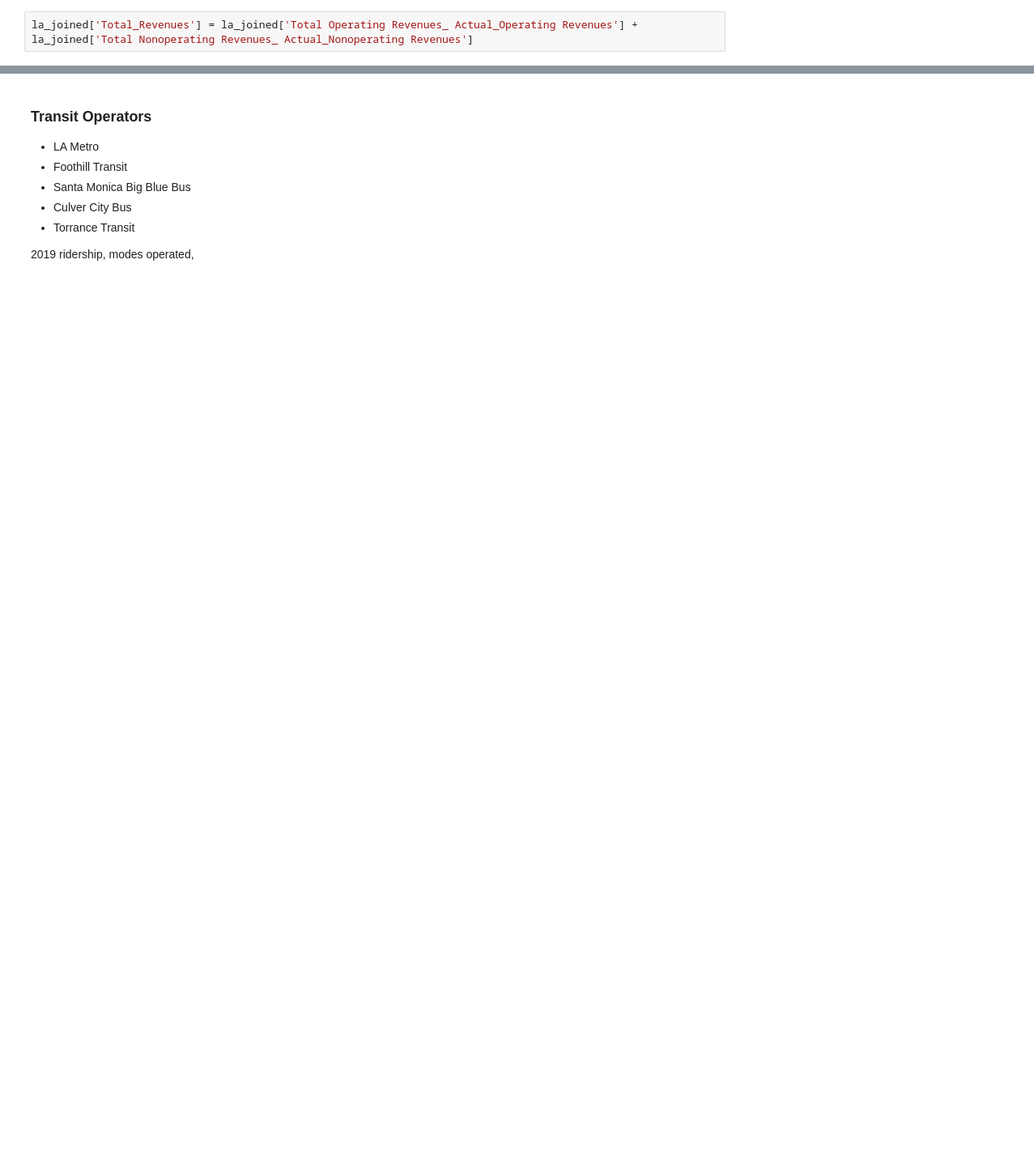
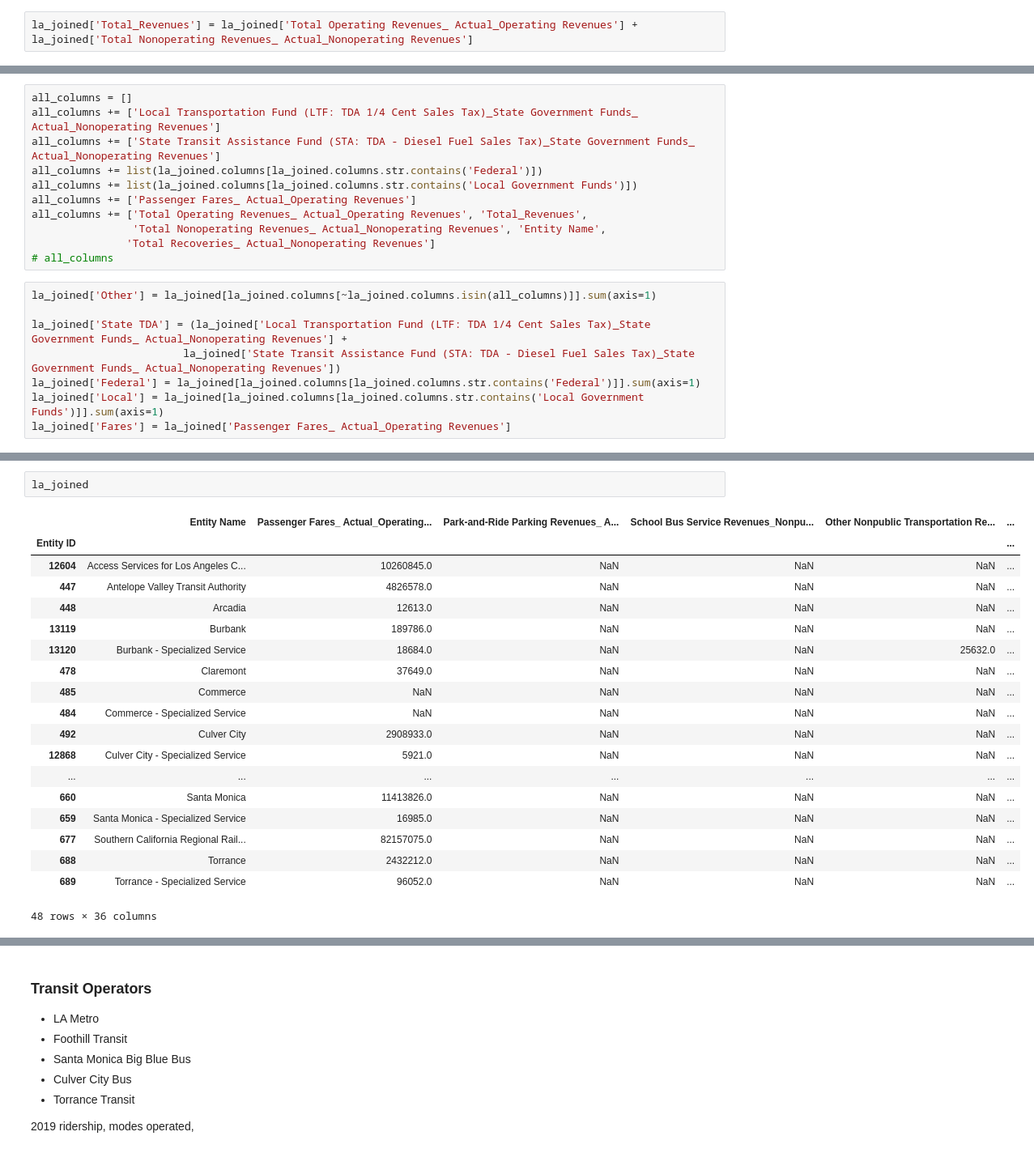
Before and after one commit to cal-itp/ucla-capstone-code, a Jupyter notebook: notebooks/7_fact_sheet_design.ipynb, the cells around one changed output, grey strips where cells are left out. Shown at 81% size. Saved outputs shown, nothing was run; the diff lists cells and outputs as text; blank space fills up the shorter version.

```diff
--- a/notebooks/7_fact_sheet_design.ipynb
+++ b/notebooks/7_fact_sheet_design.ipynb
@@ -154,0 +140,19 @@ la_joined.sort_values('Total_Revenues', ascending=False)
+# %%
+all_columns = []
+all_columns += ['Local Transportation Fund (LTF: TDA 1/4 Cent Sales Tax)_State Government Funds_ Actual_Nonoperating Revenues']
+all_columns += ['State Transit Assistance Fund (STA: TDA - Diesel Fuel Sales Tax)_State Government Funds_ Actual_Nonoperating Revenues']
+all_columns += list(la_joined.columns[la_joined.columns.str.contains('Federal')])
+all_columns += list(la_joined.columns[la_joined.columns.str.contains('Local Government Funds')])
+all_columns += ['Passenger Fares_ Actual_Operating Revenues']
+all_columns += ['Total Operating Revenues_ Actual_Operating Revenues', 'Total_Revenues',
+                'Total Nonoperating Revenues_ Actual_Nonoperating Revenues', 'Entity Name',
+               'Total Recoveries_ Actual_Nonoperating Revenues']
+# all_columns
+# %%
+la_joined['Other'] = la_joined[la_joined.columns[~la_joined.columns.isin(all_columns)]].sum(axis=1)
+
+la_joined['State TDA'] = (la_joined['Local Transportation Fund (LTF: TDA 1/4 Cent Sales Tax)_State Government Funds_ Actual_Nonoperating Revenues'] +
+                        la_joined['State Transit Assistance Fund (STA: TDA - Diesel Fuel Sales Tax)_State Government Funds_ Actual_Nonoperating Revenues'])
+la_joined['Federal'] = la_joined[la_joined.columns[la_joined.columns.str.contains('Federal')]].sum(axis=1)
+la_joined['Local'] = la_joined[la_joined.columns[la_joined.columns.str.contains('Local Government Funds')]].sum(axis=1)
+la_joined['Fares'] = la_joined['Passenger Fares_ Actual_Operating Revenues']
@@ -154,0 +221,22 @@ la_joined.sort_values('Total_Revenues', ascending=False)
+# %%
+la_joined
+# %% [output]
+|  | Entity Name | Passenger Fares_ Actual_Operating... | Park-and-Ride Parking Revenues_ A... | School Bus Service Revenues_Nonpu... | Other Nonpublic Transportation Re... | ... |
+| Entity ID |  |  |  |  |  | ... |
+| 12604 | Access Services for Los Angeles C... | 10260845.0 | NaN | NaN | NaN | ... |
+| 447 | Antelope Valley Transit Authority | 4826578.0 | NaN | NaN | NaN | ... |
+| 448 | Arcadia | 12613.0 | NaN | NaN | NaN | ... |
+| 13119 | Burbank | 189786.0 | NaN | NaN | NaN | ... |
+| 13120 | Burbank - Specialized Service | 18684.0 | NaN | NaN | 25632.0 | ... |
+| 478 | Claremont | 37649.0 | NaN | NaN | NaN | ... |
+| 485 | Commerce | NaN | NaN | NaN | NaN | ... |
+| 484 | Commerce - Specialized Service | NaN | NaN | NaN | NaN | ... |
+| 492 | Culver City | 2908933.0 | NaN | NaN | NaN | ... |
+| 12868 | Culver City - Specialized Service | 5921.0 | NaN | NaN | NaN | ... |
+| ... | ... | ... | ... | ... | ... | ... |
+| 660 | Santa Monica | 11413826.0 | NaN | NaN | NaN | ... |
+| 659 | Santa Monica - Specialized Service | 16985.0 | NaN | NaN | NaN | ... |
+| 677 | Southern California Regional Rail... | 82157075.0 | NaN | NaN | NaN | ... |
+| 688 | Torrance | 2432212.0 | NaN | NaN | NaN | ... |
+| 689 | Torrance - Specialized Service | 96052.0 | NaN | NaN | NaN | ... |
+48 rows × 36 columns
```
Also changed, not shown: parts of 21 cells of this notebook, 8 other files.
